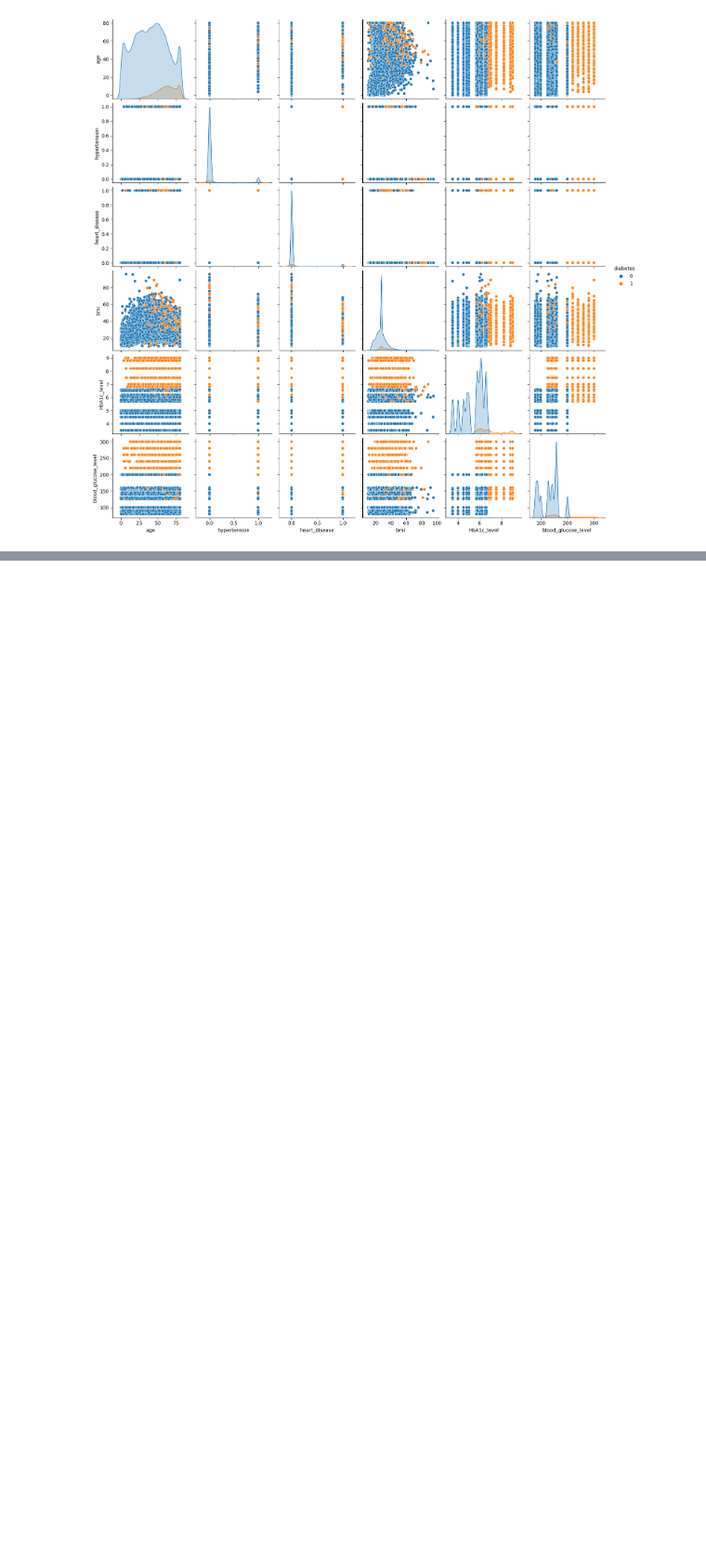
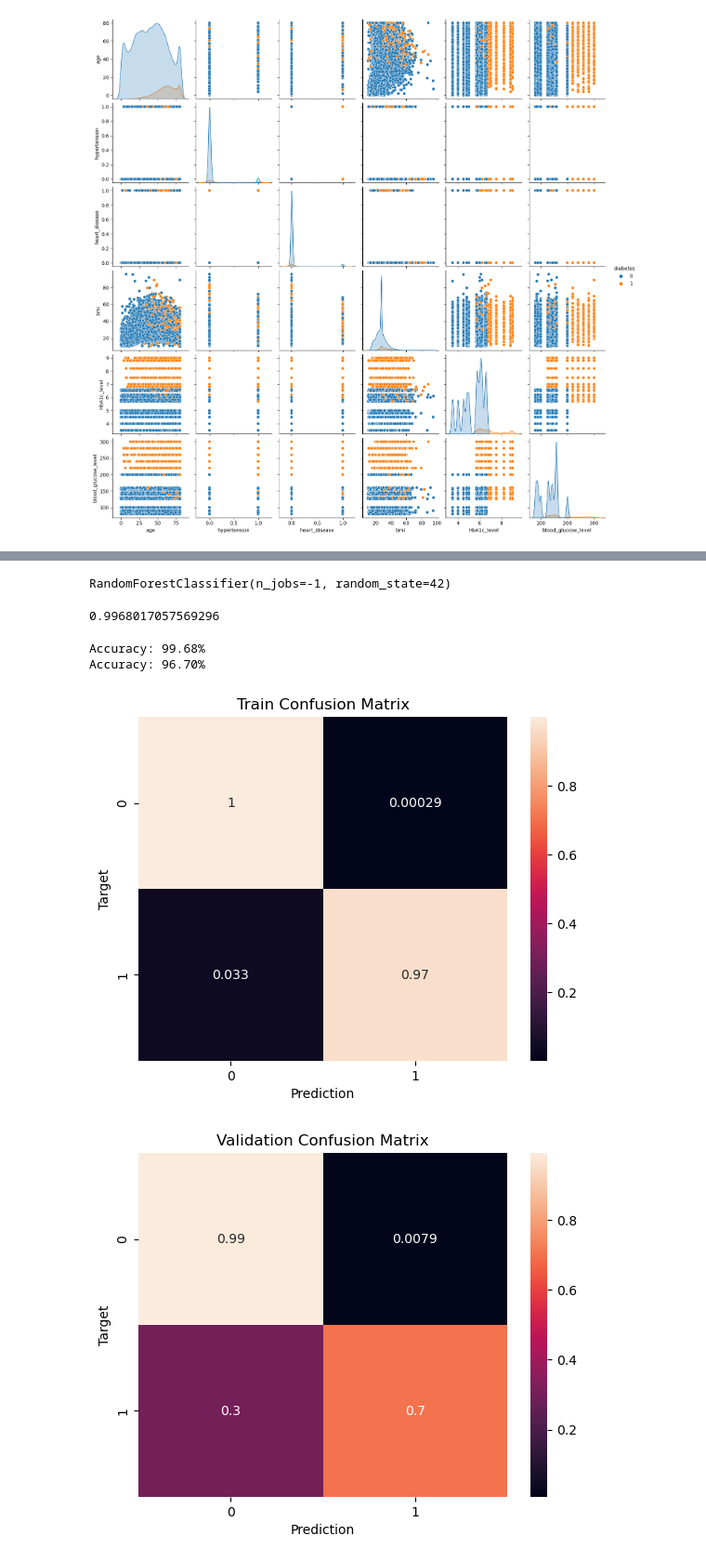
Before and after one commit to raghul141/Capstone_Project, a Jupyter notebook: Capstone_Project.ipynb, the cells around one changed output, grey strips where cells are left out. Shown at 93% size. Cells and saved outputs as stored; diff of their text form; code cells hidden in the pictures; blank space fills up the shorter version.

```diff
--- a/Capstone_Project.ipynb
+++ b/Capstone_Project.ipynb
@@ -190,0 +314,34 @@ plt.show()
+# %%
+from sklearn.ensemble import RandomForestClassifier
+model_2 = RandomForestClassifier(n_jobs =-1, random_state = 42)
+model_2.fit(X_train,y_train)
+# %% [output]
+RandomForestClassifier(n_jobs=-1, random_state=42)
+# %%
+model_2.score(X_train,y_train)
+# %% [output]
+0.9968017057569296
+# %%
+def predict_and_plot(model, inputs,targets, name = ''):
+    preds = model.predict(inputs)
+    accuracy = accuracy_score(targets, preds)
+    print("Accuracy: {:.2f}%".format(accuracy*100))
+
+    cf = confusion_matrix(targets, preds, normalize = 'true')
+    plt.figure()
+    sns.heatmap(cf, annot = True)
+    plt.xlabel('Prediction')
+    plt.ylabel('Target')
+    plt.title('{} Confusion Matrix'. format(name))
+
+    return preds
+
+train_preds = predict_and_plot(model_2, X_train, y_train, 'Train')
+
+# Predict and plot on the validation data
+val_preds = predict_and_plot(model_2, X_test, y_test, 'Validation')
+# %% [output]
+Accuracy: 99.68%
+Accuracy: 96.70%
+[figure, added]
+[figure, added]
```
Also changed, not shown: parts of 15 cells of this notebook.
